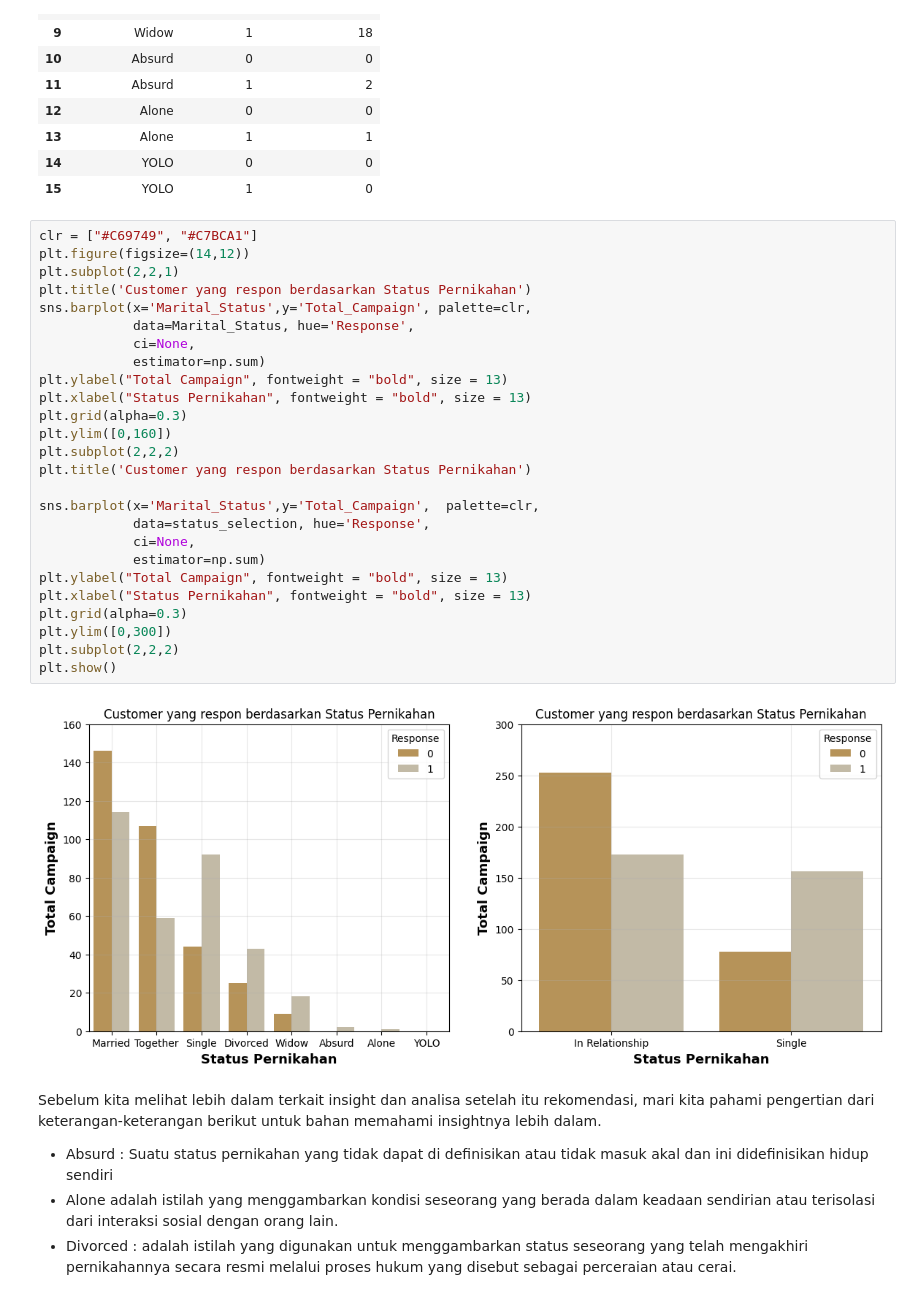
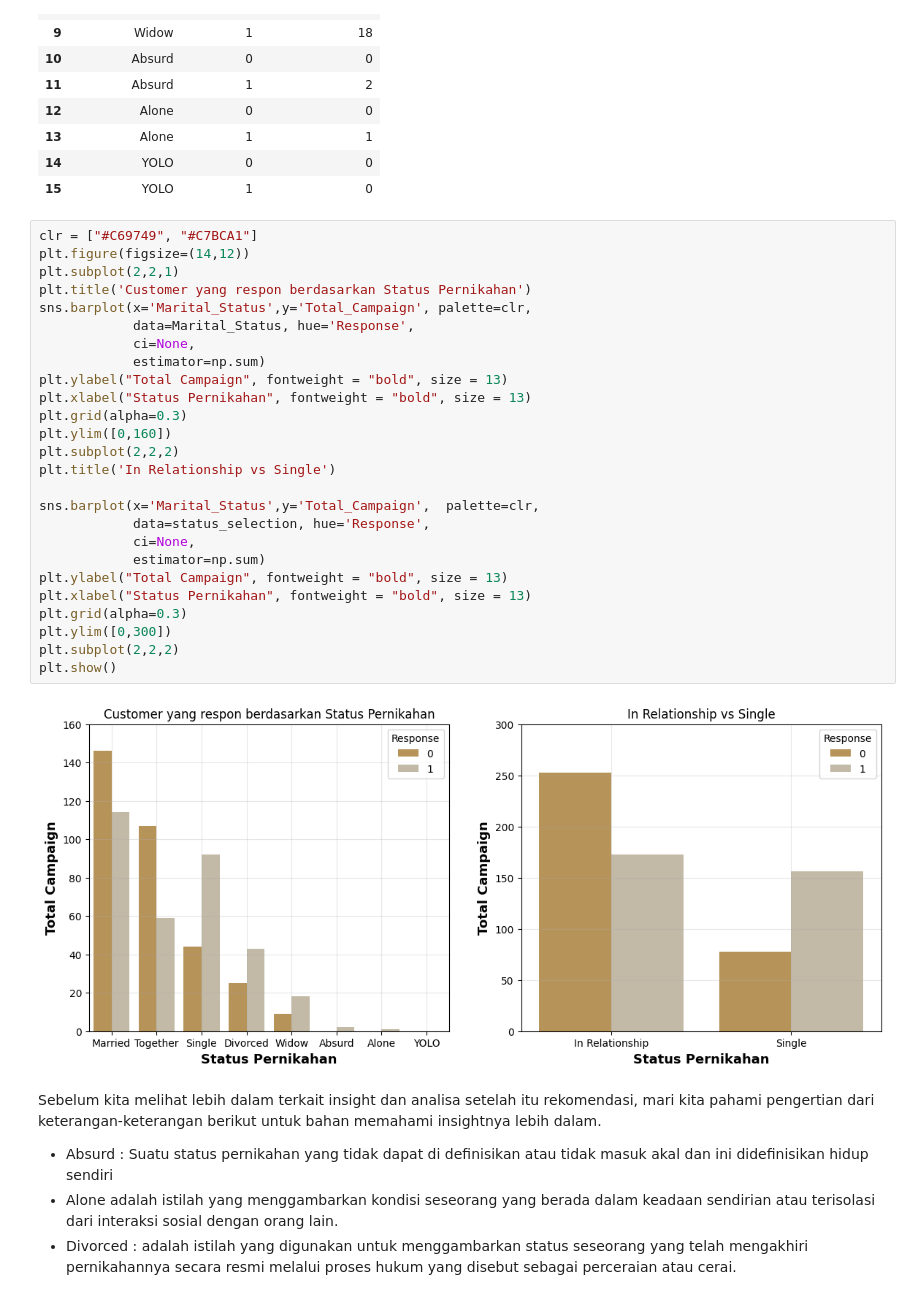
Before and after one commit to hrydwntr/supermarket_customer_analysis, a Jupyter notebook: Full_Capstone_Module_2.ipynb, the cells around one changed output. Saved outputs shown, nothing was run; the diff lists cells and outputs as text.

```diff
--- a/Full_Capstone_Module_2.ipynb
+++ b/Full_Capstone_Module_2.ipynb
@@ -716,31 +718,31 @@ Marital_Status
 # %%
 clr = ["#C69749", "#C7BCA1"]
 plt.figure(figsize=(14,12))
 plt.subplot(2,2,1)
 plt.title('Customer yang respon berdasarkan Status Pernikahan')
 sns.barplot(x='Marital_Status',y='Total_Campaign', palette=clr,
             data=Marital_Status, hue='Response',
             ci=None,
             estimator=np.sum)
 plt.ylabel("Total Campaign", fontweight = "bold", size = 13)
 plt.xlabel("Status Pernikahan", fontweight = "bold", size = 13)
 plt.grid(alpha=0.3)
 plt.ylim([0,160])
 plt.subplot(2,2,2)
-plt.title('Customer yang respon berdasarkan Status Pernikahan')
+plt.title('In Relationship vs Single')
 
 sns.barplot(x='Marital_Status',y='Total_Campaign',  palette=clr,
             data=status_selection, hue='Response',
             ci=None,
             estimator=np.sum)
 plt.ylabel("Total Campaign", fontweight = "bold", size = 13)
 plt.xlabel("Status Pernikahan", fontweight = "bold", size = 13)
 plt.grid(alpha=0.3)
 plt.ylim([0,300])
 plt.subplot(2,2,2)
 plt.show()
 # %% [output]
-[figure, old version]
+[figure, new version]
 # %% [markdown]
 Sebelum kita melihat lebih dalam terkait insight dan analisa setelah itu rekomendasi, mari kita pahami pengertian dari keterangan-keterangan berikut untuk bahan memahami insightnya lebih dalam.
 - Absurd : Suatu status pernikahan yang tidak dapat di definisikan atau tidak masuk akal dan ini didefinisikan hidup sendiri
```
Also changed, not shown: parts of 7 cells of this notebook, 7 other files.
